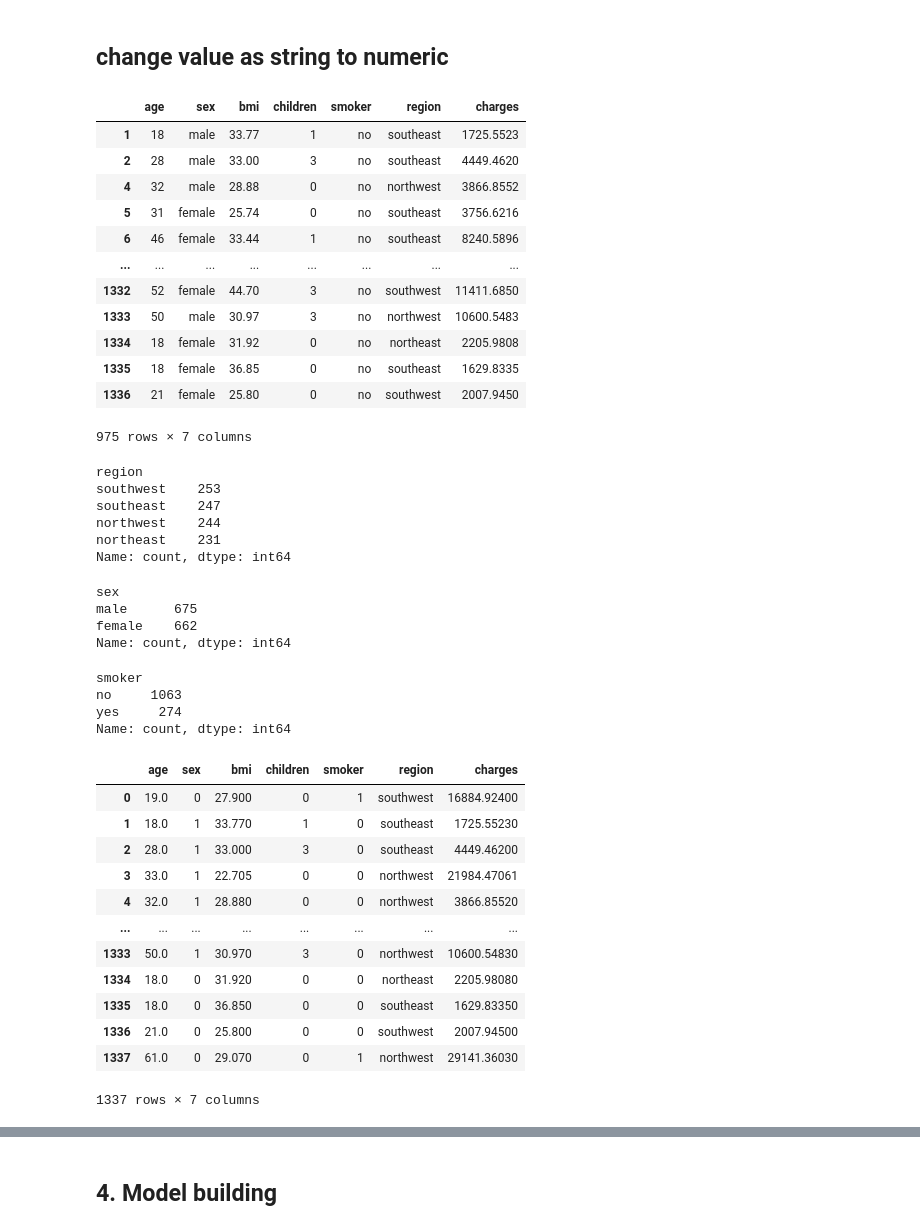
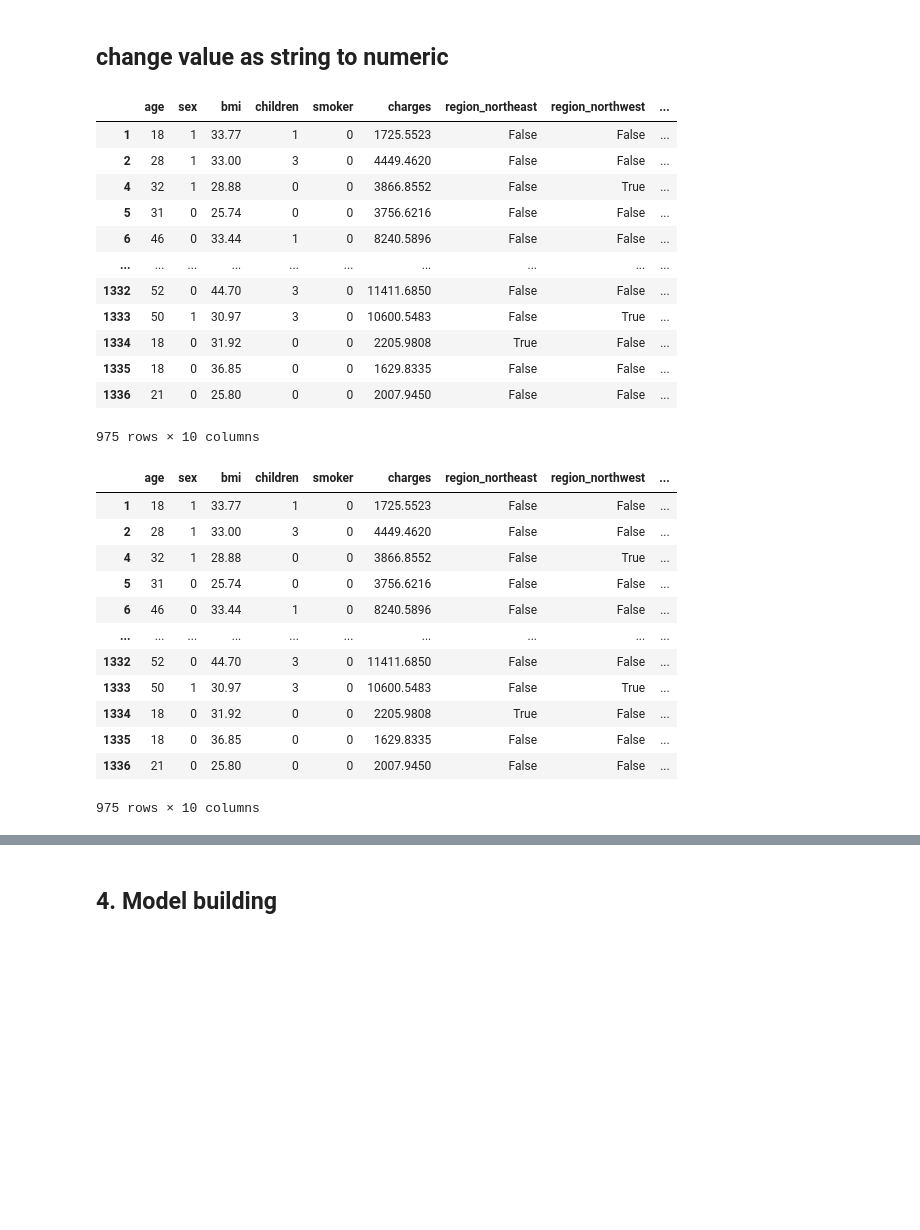
Before and after one commit to ManonYa09/Statistics_for_DataScience1, a Jupyter notebook: Regression Analysis/Linear Project/Healthcare- Insurance Expense .ipynb, the cells around one changed output, grey strips where cells are left out. Saved outputs shown, nothing was run; the diff lists cells and outputs as text; code cells hidden in the pictures; blank space fills up the shorter version.

```diff
--- a/Regression Analysis/Linear Project/Healthcare- Insurance Expense .ipynb
+++ b/Regression Analysis/Linear Project/Healthcare- Insurance Expense .ipynb
@@ -412,5 +385,6 @@ sns.regplot(x = data['age'], y = data['charges'])
 # %%
-data.drop(index = data[(data['age']<30 )& (data['charges']>10000)].index, inplace=True)
+data.drop(index = data[(data['age']<30 )&
+          (data['charges']>10000)].index, inplace=True)
 # %%
 data
 # %% [output]
@@ -444,19 +424,19 @@ df = data.copy()
 # %%
 df
 # %% [output]
-|  | age | sex | bmi | children | smoker | region | charges |
-| 1 | 18 | male | 33.77 | 1 | no | southeast | 1725.5523 |
-| 2 | 28 | male | 33.00 | 3 | no | southeast | 4449.4620 |
-| 4 | 32 | male | 28.88 | 0 | no | northwest | 3866.8552 |
-| 5 | 31 | female | 25.74 | 0 | no | southeast | 3756.6216 |
-| 6 | 46 | female | 33.44 | 1 | no | southeast | 8240.5896 |
-| ... | ... | ... | ... | ... | ... | ... | ... |
-| 1332 | 52 | female | 44.70 | 3 | no | southwest | 11411.6850 |
-| 1333 | 50 | male | 30.97 | 3 | no | northwest | 10600.5483 |
-| 1334 | 18 | female | 31.92 | 0 | no | northeast | 2205.9808 |
-| 1335 | 18 | female | 36.85 | 0 | no | southeast | 1629.8335 |
-| 1336 | 21 | female | 25.80 | 0 | no | southwest | 2007.9450 |
+|  | age | sex | bmi | children | smoker | charges | region_northeast | region_northwest | ... |
+| 1 | 18 | 1 | 33.77 | 1 | 0 | 1725.5523 | False | False | ... |
+| 2 | 28 | 1 | 33.00 | 3 | 0 | 4449.4620 | False | False | ... |
+| 4 | 32 | 1 | 28.88 | 0 | 0 | 3866.8552 | False | True | ... |
+| 5 | 31 | 0 | 25.74 | 0 | 0 | 3756.6216 | False | False | ... |
+| 6 | 46 | 0 | 33.44 | 1 | 0 | 8240.5896 | False | False | ... |
+| ... | ... | ... | ... | ... | ... | ... | ... | ... | ... |
+| 1332 | 52 | 0 | 44.70 | 3 | 0 | 11411.6850 | False | False | ... |
+| 1333 | 50 | 1 | 30.97 | 3 | 0 | 10600.5483 | False | True | ... |
+| 1334 | 18 | 0 | 31.92 | 0 | 0 | 2205.9808 | True | False | ... |
+| 1335 | 18 | 0 | 36.85 | 0 | 0 | 1629.8335 | False | False | ... |
+| 1336 | 21 | 0 | 25.80 | 0 | 0 | 2007.9450 | False | False | ... |
-975 rows × 7 columns
+975 rows × 10 columns
 # %%
 df['sex'].replace({'female':1,
                   'male':0}, inplace=True)
@@ -464,20 +444,6 @@ df['sex'].replace({'female':1,
 df['smoker'].replace({'no':0,
                      'yes':1}, inplace=True)
 # %%
-df['region'].value_counts()
+# df['region'].value_counts()
-# %% [output]
-region
-southwest    253
-southeast    247
-northwest    244
-northeast    231
-Name: count, dtype: int64
 # %%
 df = pd.get_dummies(data = df, prefix= 'region')
-# %%
-data['sex'].value_counts()
-# %% [output]
-sex
-male      675
-female    662
-Name: count, dtype: int64
@@ -487,7 +449,0 @@ data['sex'].replace({'male':1,
-# %%
-data['smoker'].value_counts()
-# %% [output]
-smoker
-no     1063
-yes     274
-Name: count, dtype: int64
@@ -501,18 +454,18 @@ data['smoker'].replace({'no':0,
 # # data['region_l'] = LabelEncoder().fit_transform(data['region'])
 # data
 # %%
-data
+df
 # %% [output]
-|  | age | sex | bmi | children | smoker | region | charges |
-| 0 | 19.0 | 0 | 27.900 | 0 | 1 | southwest | 16884.92400 |
-| 1 | 18.0 | 1 | 33.770 | 1 | 0 | southeast | 1725.55230 |
-| 2 | 28.0 | 1 | 33.000 | 3 | 0 | southeast | 4449.46200 |
-| 3 | 33.0 | 1 | 22.705 | 0 | 0 | northwest | 21984.47061 |
-| 4 | 32.0 | 1 | 28.880 | 0 | 0 | northwest | 3866.85520 |
-| ... | ... | ... | ... | ... | ... | ... | ... |
-| 1333 | 50.0 | 1 | 30.970 | 3 | 0 | northwest | 10600.54830 |
-| 1334 | 18.0 | 0 | 31.920 | 0 | 0 | northeast | 2205.98080 |
-| 1335 | 18.0 | 0 | 36.850 | 0 | 0 | southeast | 1629.83350 |
-| 1336 | 21.0 | 0 | 25.800 | 0 | 0 | southwest | 2007.94500 |
-| 1337 | 61.0 | 0 | 29.070 | 0 | 1 | northwest | 29141.36030 |
+|  | age | sex | bmi | children | smoker | charges | region_northeast | region_northwest | ... |
+| 1 | 18 | 1 | 33.77 | 1 | 0 | 1725.5523 | False | False | ... |
+| 2 | 28 | 1 | 33.00 | 3 | 0 | 4449.4620 | False | False | ... |
+| 4 | 32 | 1 | 28.88 | 0 | 0 | 3866.8552 | False | True | ... |
+| 5 | 31 | 0 | 25.74 | 0 | 0 | 3756.6216 | False | False | ... |
+| 6 | 46 | 0 | 33.44 | 1 | 0 | 8240.5896 | False | False | ... |
+| ... | ... | ... | ... | ... | ... | ... | ... | ... | ... |
+| 1332 | 52 | 0 | 44.70 | 3 | 0 | 11411.6850 | False | False | ... |
+| 1333 | 50 | 1 | 30.97 | 3 | 0 | 10600.5483 | False | True | ... |
+| 1334 | 18 | 0 | 31.92 | 0 | 0 | 2205.9808 | True | False | ... |
+| 1335 | 18 | 0 | 36.85 | 0 | 0 | 1629.8335 | False | False | ... |
+| 1336 | 21 | 0 | 25.80 | 0 | 0 | 2007.9450 | False | False | ... |
-1337 rows × 7 columns
+975 rows × 10 columns
```
Also changed, not shown: parts of 84 cells of this notebook, 3 other files.
